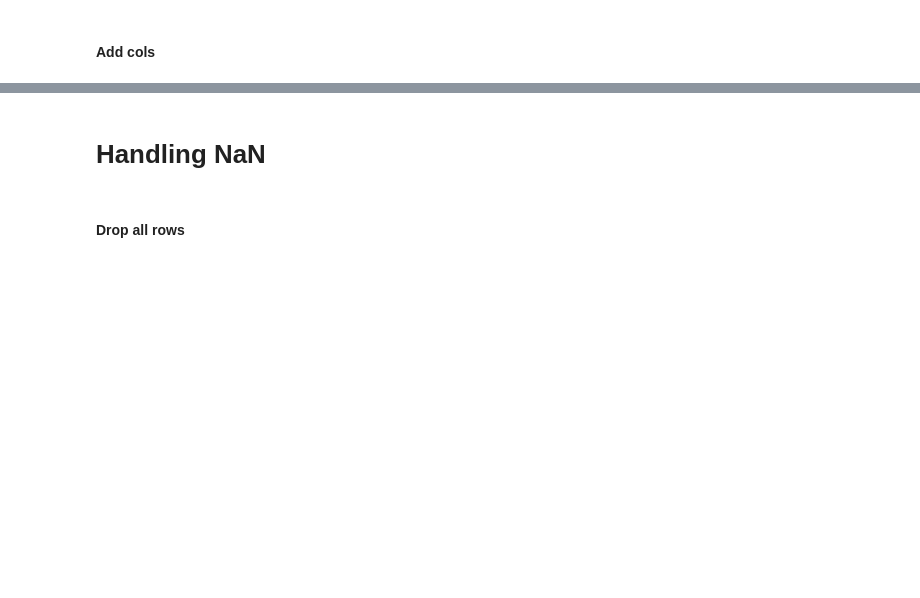
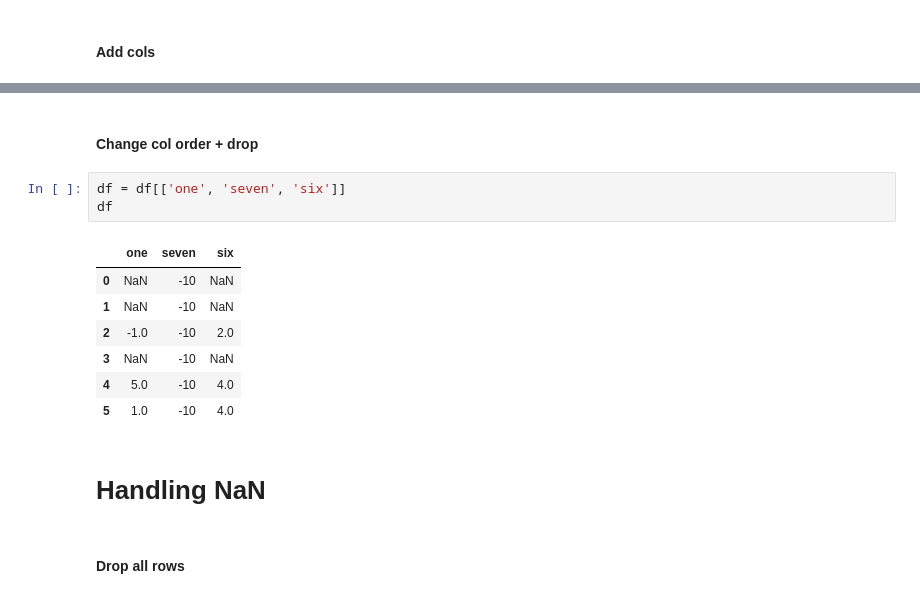
Before and after one commit to dangkhoadl/my-Machine-Learning, a Jupyter notebook: Statistics_ML/MachineLearning/0_Pandas_Manipulate.ipynb, the cells around one changed output, grey strips where cells are left out. Saved outputs shown, nothing was run; the diff lists cells and outputs as text; blank space fills up the shorter version.

```diff
--- a/Statistics_ML/MachineLearning/0_Pandas_Manipulate.ipynb
+++ b/Statistics_ML/MachineLearning/0_Pandas_Manipulate.ipynb
@@ -152,4 +152,17 @@ df
 | 5 | 1 | 1.0 | 3.0 | 4.0 | 4.0 | -10 | 2.0 |
+# %% [markdown]
+#### Change col order + drop
+# %%
+df = df[['one', 'seven', 'six']]
+df
+# %% [output]
+|  | one | seven | six |
+| 0 | NaN | -10 | NaN |
+| 1 | NaN | -10 | NaN |
+| 2 | -1.0 | -10 | 2.0 |
+| 3 | NaN | -10 | NaN |
+| 4 | 5.0 | -10 | 4.0 |
+| 5 | 1.0 | -10 | 4.0 |
 # %% [markdown]
 # Handling NaN
 # %% [markdown]
```
Also changed, not shown: parts of 14 cells of this notebook, 1 other file.
